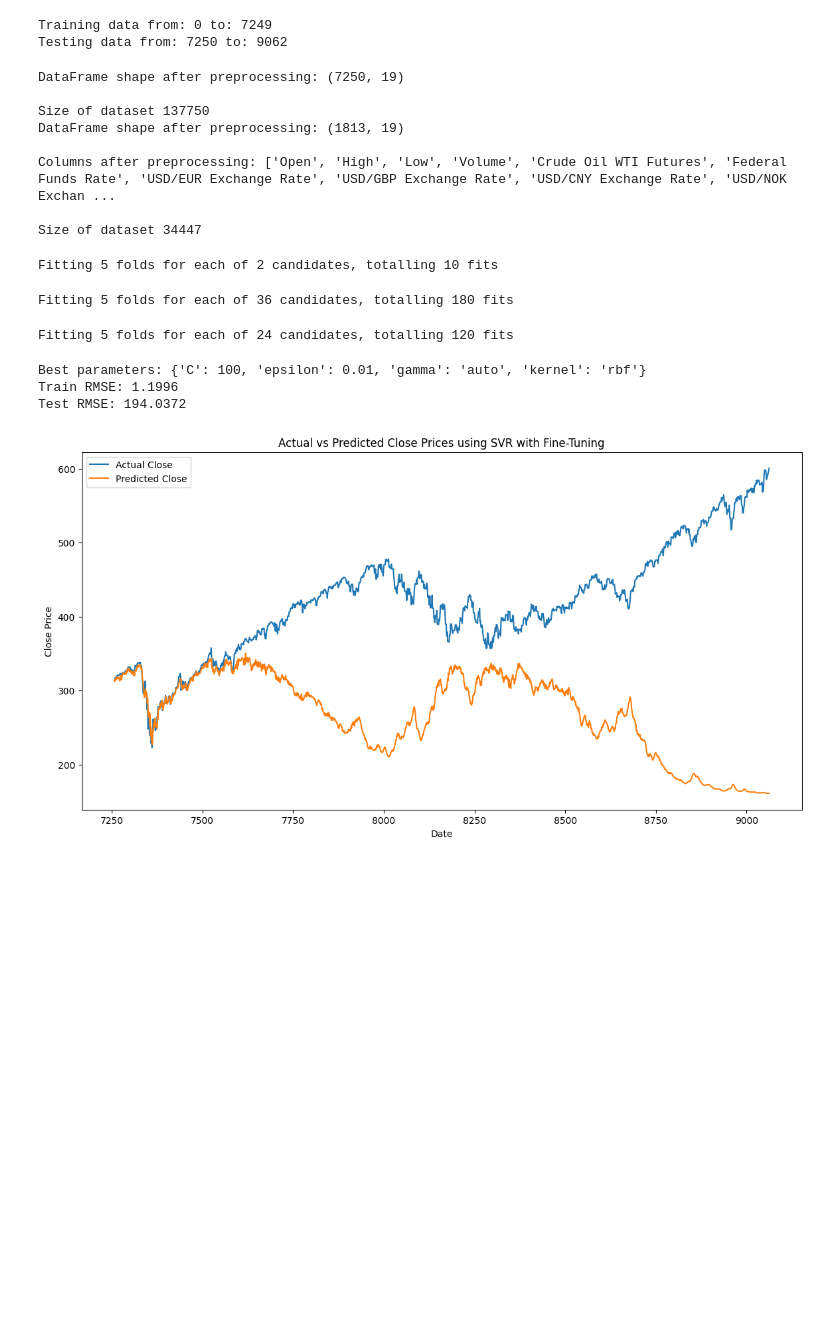
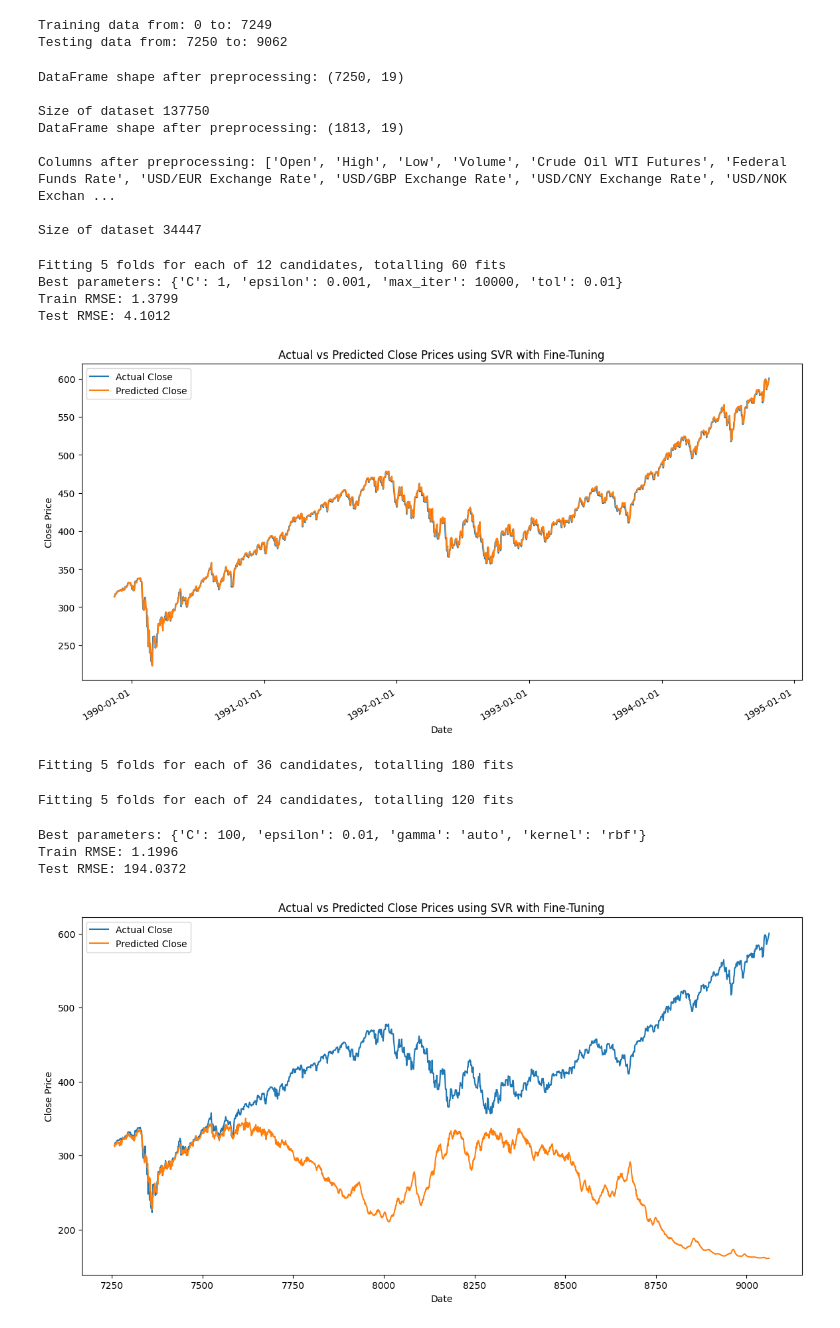
Before and after one commit to KareemAbedHelmy/StockPrediction, a Jupyter notebook: LeeFiles/data_preprocessingv3_dataset2.ipynb, the cells around one changed output. Drawn from its saved outputs; the diff is of its cells as text; code cells hidden in the pictures; blank space fills up the shorter version.

```diff
--- a/LeeFiles/data_preprocessingv3_dataset2.ipynb
+++ b/LeeFiles/data_preprocessingv3_dataset2.ipynb
@@ -899,0 +883,6 @@ df
+# %%
+df_set2 = pd.read_csv('data_set2.csv')
+df_set2['Date'] = pd.to_datetime(df_set2['Date'])
+# df_set2
+df = df_set2.copy()
+df
@@ -963,24 +966,26 @@ Columns after preprocessing: ['Open', 'High', 'Low', 'Volume', 'Crude Oil WTI Fu
 
 Size of dataset 34447
 # %%
-from sklearn.svm import SVR
+from sklearn.svm import LinearSVR
 from sklearn.model_selection import TimeSeriesSplit, GridSearchCV
 from sklearn.metrics import mean_squared_error
+import numpy as np
 from tqdm import tqdm
 
-# Prepare the data with 7 days input and 1 day output
+# Vectorized create_sequences function
 def create_sequences(X, y, window=7):
-    Xs, ys = [], []
-    for i in range(len(X) - window):
-        Xs.append(X[i:i+window].flatten())
-        ys.append(y[i+window])
-    return np.array(Xs), np.array(ys)
+    X = np.array(X)
+    y = np.array(y)
+    n_samples = X.shape[0] - window
+    Xs = np.array([X[i:i+window].flatten() for i in range(n_samples)])
+    ys = y[window:]
+    return Xs, ys
 
 # Combine features and target into one array
 scaled_train_data = np.hstack((scaled_X_train, scaled_y_train.reshape(-1, 1)))
 scaled_test_data = np.hstack((scaled_X_test, scaled_y_test.reshape(-1, 1)))
 
-# Create sequences
+# Prepare the data with 7 days input and 1 day output
 X_train_seq, y_train_seq = create_sequences(scaled_train_data, scaled_y_train, window=7)
 X_test_seq, y_test_seq = create_sequences(scaled_test_data, scaled_y_test, window=7)
 
@@ -988,26 +993,20 @@ X_test_seq, y_test_seq = create_sequences(scaled_test_data, scaled_y_test, windo
 tscv = TimeSeriesSplit(n_splits=5)
 
 # Set up the parameter grid for SVR
-# param_grid = {
-#     'C': [0.1, 1, 10, 100],
-#     'gamma': ['scale', 'auto'],
-#     'epsilon': [0.01, 0.1, 1],
-#     'kernel': ['linear']
-# }
 param_grid = {
-    'C': [100],
-    'gamma': ['scale'],
-    'epsilon': [0.01],
-    'kernel': ['rbf', 'linear']
+    'C': [0.1, 1, 10, 100],
+    'epsilon': [0.001, 0.01, 0.1],
+    'max_iter': [10000],
+    'tol': [1e-2]
 }
 
 # Initialize SVR
-svr = SVR()
+linear_svr = LinearSVR()
 
 # Custom GridSearchCV with tqdm
 class TQDMGridSearchCV(GridSearchCV):
     def fit(self, X, y=None, **fit_params):
-        n_candidates = len(self.param_grid['C']) * len(self.param_grid['gamma']) * len(self.param_grid['epsilon']) * len(self.param_grid['kernel'])
+        n_candidates = len(self.param_grid['C']) * len(self.param_grid['epsilon']) * len(self.param_grid['tol'] * len(self.param_grid['max_iter']))
         self._tqdm = tqdm(total=n_candidates, desc="GridSearchCV")
         super().fit(X, y, **fit_params)
         self._tqdm.close()
@@ -1018,8 +1017,8 @@ class TQDMGridSearchCV(GridSearchCV):
         return super()._fit_and_score(estimator, X, y, scorer, train, test, verbose, parameters, fit_params, return_train_score, return_parameters, return_n_test_samples, return_times, return_estimator, error_score)
 
 # Set up GridSearchCV with tqdm
-grid_search = TQDMGridSearchCV(
-    estimator=svr,
+grid_search = GridSearchCV(
+    estimator=linear_svr,
     param_grid=param_grid,
     cv=tscv,
     scoring='neg_mean_squared_error',
@@ -1054,34 +1053,57 @@ print(f'Train RMSE: {train_rmse:.4f}')
 print(f'Test RMSE: {test_rmse:.4f}')
 
 # Create a DataFrame for plotting
 dates_train_seq = train_df.index[7:]  # Adjusted for window size
 dates_test_seq = test_df.index[7:]    # Adjusted for window size
 
 train_pred_df = pd.DataFrame({
     'Date': dates_train_seq,
     'Actual_Close': y_train_actual.flatten(),
     'Predicted_Close': train_predictions.flatten()
 })
 
 test_pred_df = pd.DataFrame({
     'Date': dates_test_seq,
     'Actual_Close': y_test_actual.flatten(),
     'Predicted_Close': test_predictions.flatten()
 })
 
 # Plot Actual vs Predicted Close Prices for test set
+
+# plt.figure(figsize=(14, 7))
+# plt.plot(test_pred_df['Date'], test_pred_df['Actual_Close'], label='Actual Close')
+# plt.plot(test_pred_df['Date'], test_pred_df['Predicted_Close'], label='Predicted Close')
+# plt.xlabel('Date')
+# plt.ylabel('Close Price')
+# plt.title('Actual vs Predicted Close Prices using SVR with Fine-Tuning')
+# plt.legend()
+# plt.show()
+
+
 import matplotlib.pyplot as plt
+import matplotlib.dates as mdates
 
+# Plot Actual vs Predicted Close Prices for test set
 plt.figure(figsize=(14, 7))
 plt.plot(test_pred_df['Date'], test_pred_df['Actual_Close'], label='Actual Close')
 plt.plot(test_pred_df['Date'], test_pred_df['Predicted_Close'], label='Predicted Close')
+
+# Format the x-axis to show dates properly
+plt.gca().xaxis.set_major_formatter(mdates.DateFormatter('%Y-%m-%d'))
+plt.gca().xaxis.set_major_locator(mdates.AutoDateLocator())
+
 plt.xlabel('Date')
 plt.ylabel('Close Price')
 plt.title('Actual vs Predicted Close Prices using SVR with Fine-Tuning')
 plt.legend()
+plt.gcf().autofmt_xdate()  # Rotate date labels
 plt.show()
 # %% [output]
-Fitting 5 folds for each of 2 candidates, totalling 10 fits
+Fitting 5 folds for each of 12 candidates, totalling 60 fits
+Best parameters: {'C': 1, 'epsilon': 0.001, 'max_iter': 10000, 'tol': 0.01}
+Train RMSE: 1.3799
+Test RMSE: 4.1012
+[figure, added]
 # %%
 from sklearn.svm import SVR
 from sklearn.model_selection import TimeSeriesSplit, GridSearchCV
```
Also changed, not shown: parts of 18 cells of this notebook, 4 other files.
